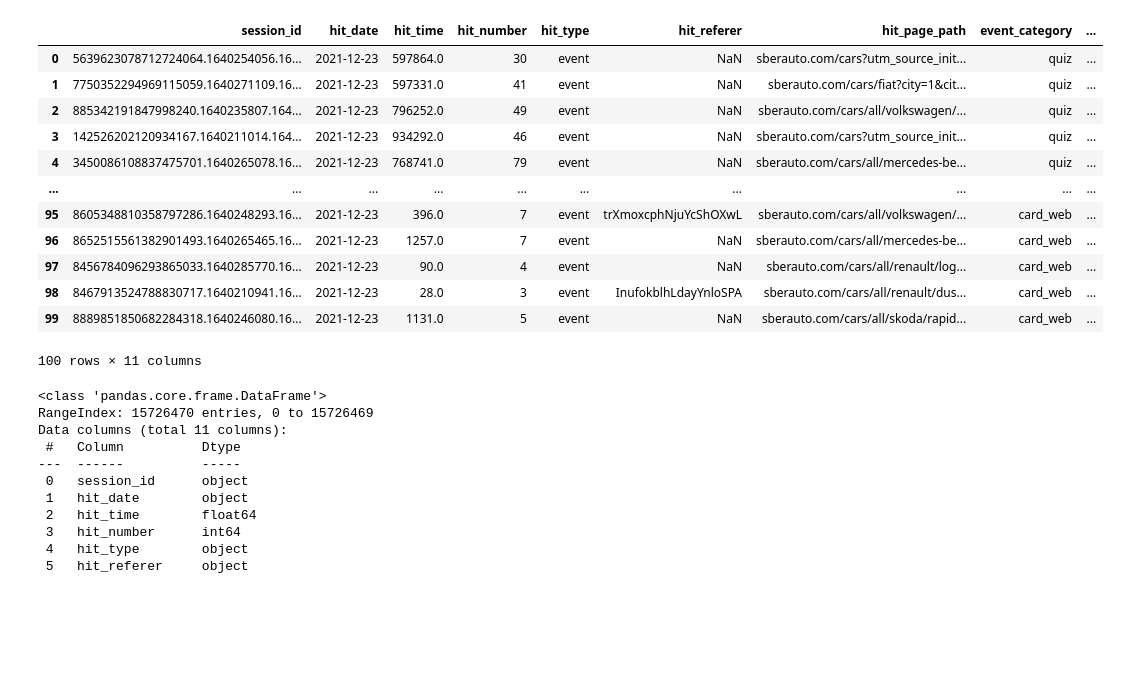
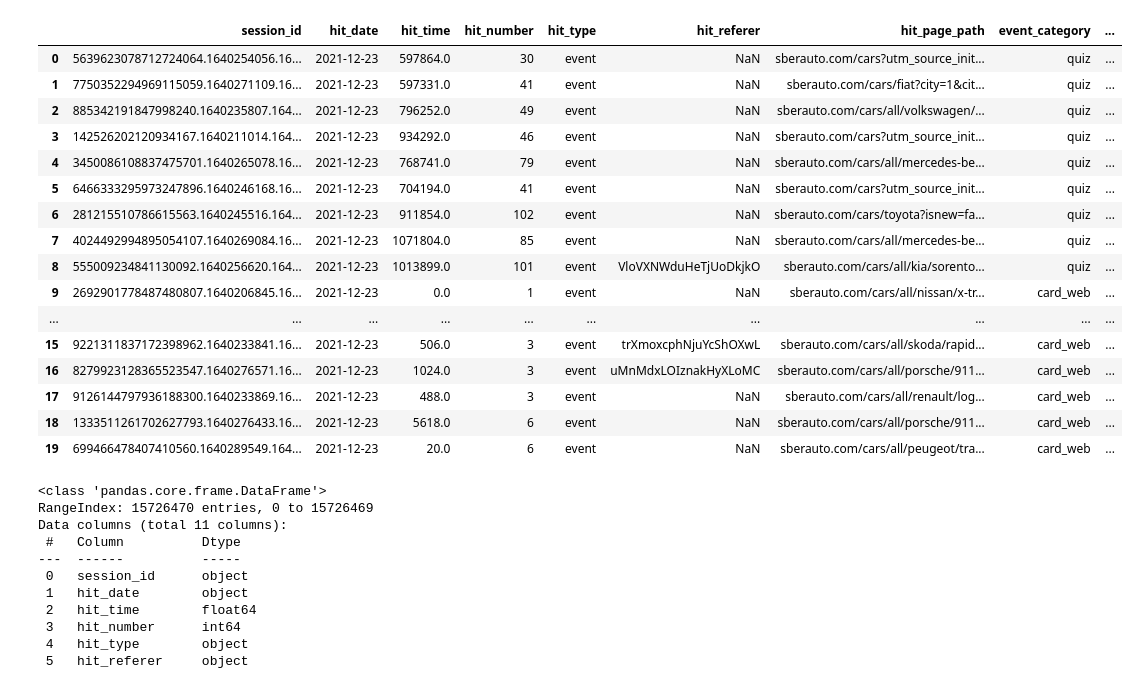
Before and after one commit to MikhailNebasov/target_action_prediction_SberAvtopodpiska, a Jupyter notebook: eda.ipynb, the cells around one changed output. Drawn from its saved outputs; the diff is of its cells as text; code cells hidden in the pictures; blank space fills up the shorter version.

```diff
--- a/main.ipynb
+++ b/eda.ipynb
@@ -1,22 +1,26 @@
 # %%
 import pandas as pd
 # %%
-df = pd.read_csv('ga_hits.csv')
-df.head(100)
+df = pd.read_csv('E:/Datasets/target_action_prediction_SberAvtopodpiska/ga_hits.csv')
+df.head(20)
 # %% [output]
 |  | session_id | hit_date | hit_time | hit_number | hit_type | hit_referer | hit_page_path | event_category | ... |
 | 0 | 5639623078712724064.1640254056.16... | 2021-12-23 | 597864.0 | 30 | event | NaN | sberauto.com/cars?utm_source_init... | quiz | ... |
 | 1 | 7750352294969115059.1640271109.16... | 2021-12-23 | 597331.0 | 41 | event | NaN | sberauto.com/cars/fiat?city=1&cit... | quiz | ... |
 | 2 | 885342191847998240.1640235807.164... | 2021-12-23 | 796252.0 | 49 | event | NaN | sberauto.com/cars/all/volkswagen/... | quiz | ... |
 | 3 | 142526202120934167.1640211014.164... | 2021-12-23 | 934292.0 | 46 | event | NaN | sberauto.com/cars?utm_source_init... | quiz | ... |
 | 4 | 3450086108837475701.1640265078.16... | 2021-12-23 | 768741.0 | 79 | event | NaN | sberauto.com/cars/all/mercedes-be... | quiz | ... |
+| 5 | 6466333295973247896.1640246168.16... | 2021-12-23 | 704194.0 | 41 | event | NaN | sberauto.com/cars?utm_source_init... | quiz | ... |
+| 6 | 281215510786615563.1640245516.164... | 2021-12-23 | 911854.0 | 102 | event | NaN | sberauto.com/cars/toyota?isnew=fa... | quiz | ... |
+| 7 | 4024492994895054107.1640269084.16... | 2021-12-23 | 1071804.0 | 85 | event | NaN | sberauto.com/cars/all/mercedes-be... | quiz | ... |
+| 8 | 555009234841130092.1640256620.164... | 2021-12-23 | 1013899.0 | 101 | event | VloVXNWduHeTjUoDkjkO | sberauto.com/cars/all/kia/sorento... | quiz | ... |
+| 9 | 2692901778487480807.1640206845.16... | 2021-12-23 | 0.0 | 1 | event | NaN | sberauto.com/cars/all/nissan/x-tr... | card_web | ... |
 | ... | ... | ... | ... | ... | ... | ... | ... | ... | ... |
-| 95 | 8605348810358797286.1640248293.16... | 2021-12-23 | 396.0 | 7 | event | trXmoxcphNjuYcShOXwL | sberauto.com/cars/all/volkswagen/... | card_web | ... |
-| 96 | 8652515561382901493.1640265465.16... | 2021-12-23 | 1257.0 | 7 | event | NaN | sberauto.com/cars/all/mercedes-be... | card_web | ... |
-| 97 | 8456784096293865033.1640285770.16... | 2021-12-23 | 90.0 | 4 | event | NaN | sberauto.com/cars/all/renault/log... | card_web | ... |
-| 98 | 8467913524788830717.1640210941.16... | 2021-12-23 | 28.0 | 3 | event | InufokblhLdayYnloSPA | sberauto.com/cars/all/renault/dus... | card_web | ... |
-| 99 | 8889851850682284318.1640246080.16... | 2021-12-23 | 1131.0 | 5 | event | NaN | sberauto.com/cars/all/skoda/rapid... | card_web | ... |
+| 15 | 9221311837172398962.1640233841.16... | 2021-12-23 | 506.0 | 3 | event | trXmoxcphNjuYcShOXwL | sberauto.com/cars/all/skoda/rapid... | card_web | ... |
+| 16 | 8279923128365523547.1640276571.16... | 2021-12-23 | 1024.0 | 3 | event | uMnMdxLOIznakHyXLoMC | sberauto.com/cars/all/porsche/911... | card_web | ... |
+| 17 | 9126144797936188300.1640233869.16... | 2021-12-23 | 488.0 | 3 | event | NaN | sberauto.com/cars/all/renault/log... | card_web | ... |
+| 18 | 1333511261702627793.1640276433.16... | 2021-12-23 | 5618.0 | 6 | event | NaN | sberauto.com/cars/all/porsche/911... | card_web | ... |
+| 19 | 699466478407410560.1640289549.164... | 2021-12-23 | 20.0 | 6 | event | NaN | sberauto.com/cars/all/peugeot/tra... | card_web | ... |
-100 rows × 11 columns
 # %%
 df.info()
 # %% [output]
```
Also changed, not shown: parts of 22 cells of this notebook, 2 other files.
